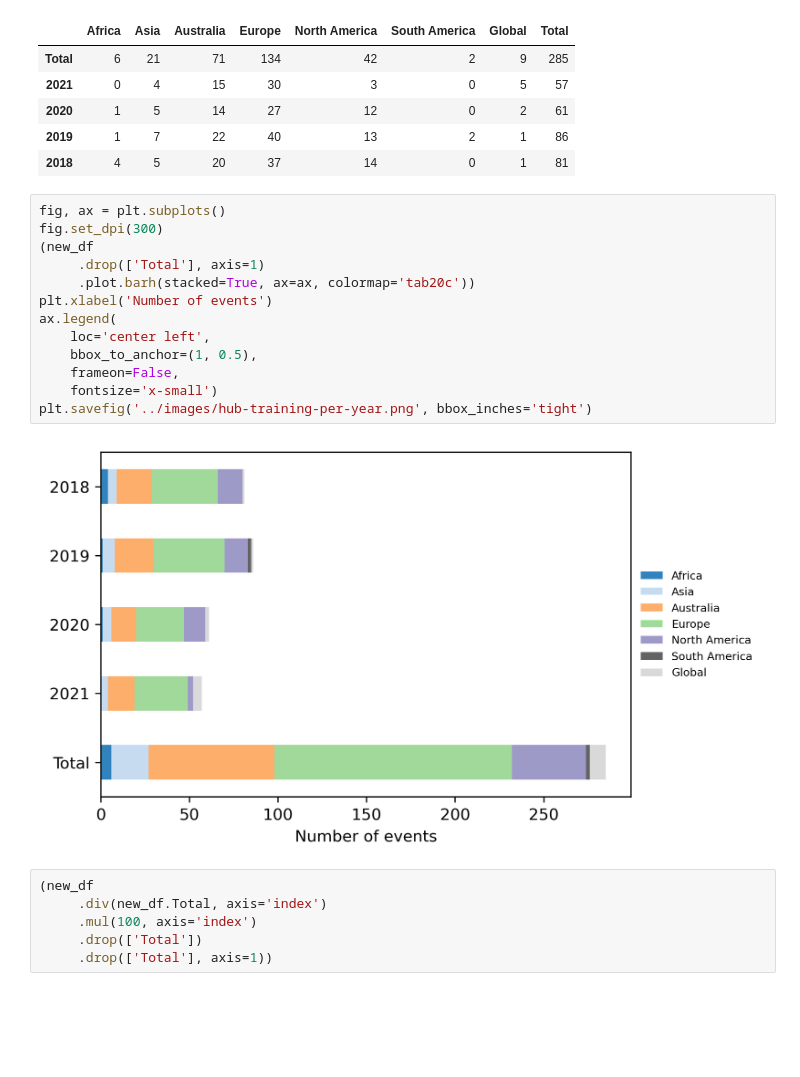
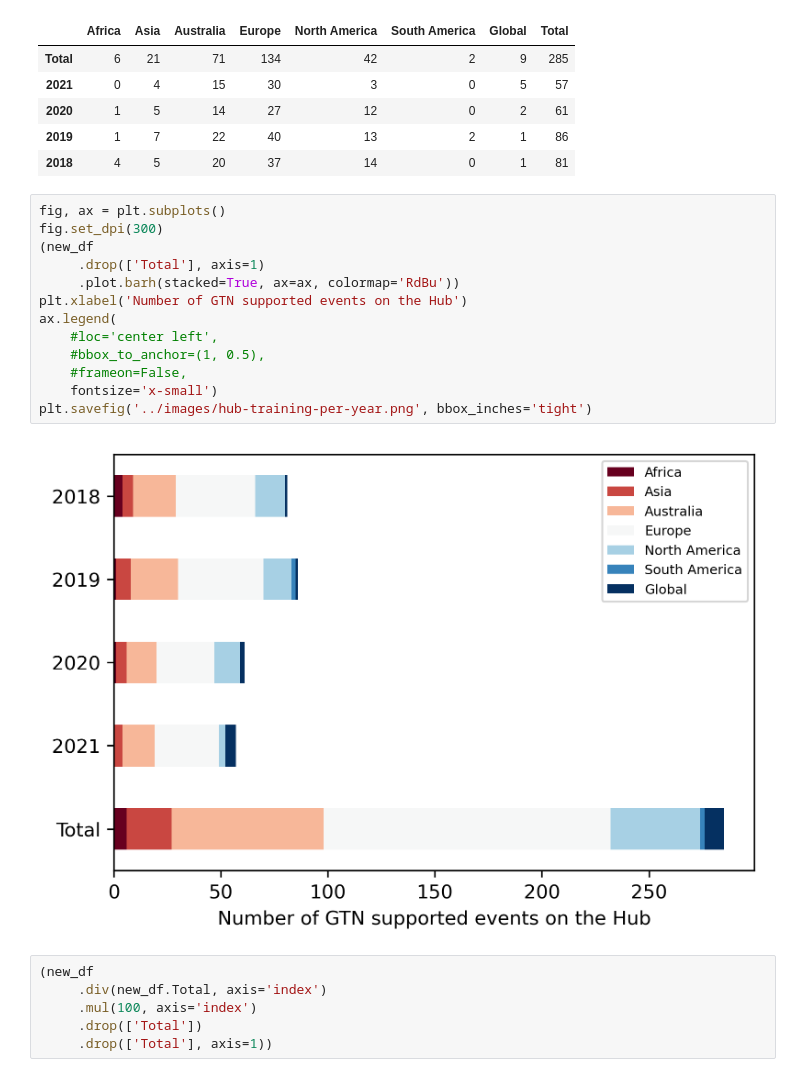
Before and after one commit to galaxyproject/GTN-community-paper-2020, a Jupyter notebook: src/analyze_hub_training_events.ipynb, the cells around one changed output. Saved outputs shown, nothing was run; the diff lists cells and outputs as text; blank space fills up the shorter version.

```diff
--- a/src/analyze_hub_training_events.ipynb
+++ b/src/analyze_hub_training_events.ipynb
@@ -57,18 +57,18 @@ new_df
 # %%
 fig, ax = plt.subplots()
 fig.set_dpi(300)
 (new_df
      .drop(['Total'], axis=1)
-     .plot.barh(stacked=True, ax=ax, colormap='tab20c'))
-plt.xlabel('Number of events')
+     .plot.barh(stacked=True, ax=ax, colormap='RdBu'))
+plt.xlabel('Number of GTN supported events on the Hub')
 ax.legend(
-    loc='center left',
-    bbox_to_anchor=(1, 0.5),
-    frameon=False,
+    #loc='center left',
+    #bbox_to_anchor=(1, 0.5),
+    #frameon=False,
     fontsize='x-small')
 plt.savefig('../images/hub-training-per-year.png', bbox_inches='tight')
 # %% [output]
-[figure, old version]
+[figure, new version]
 # %%
 (new_df
      .div(new_df.Total, axis='index')
```
Also changed, not shown: parts of 1 cell of this notebook, 16 other files.
